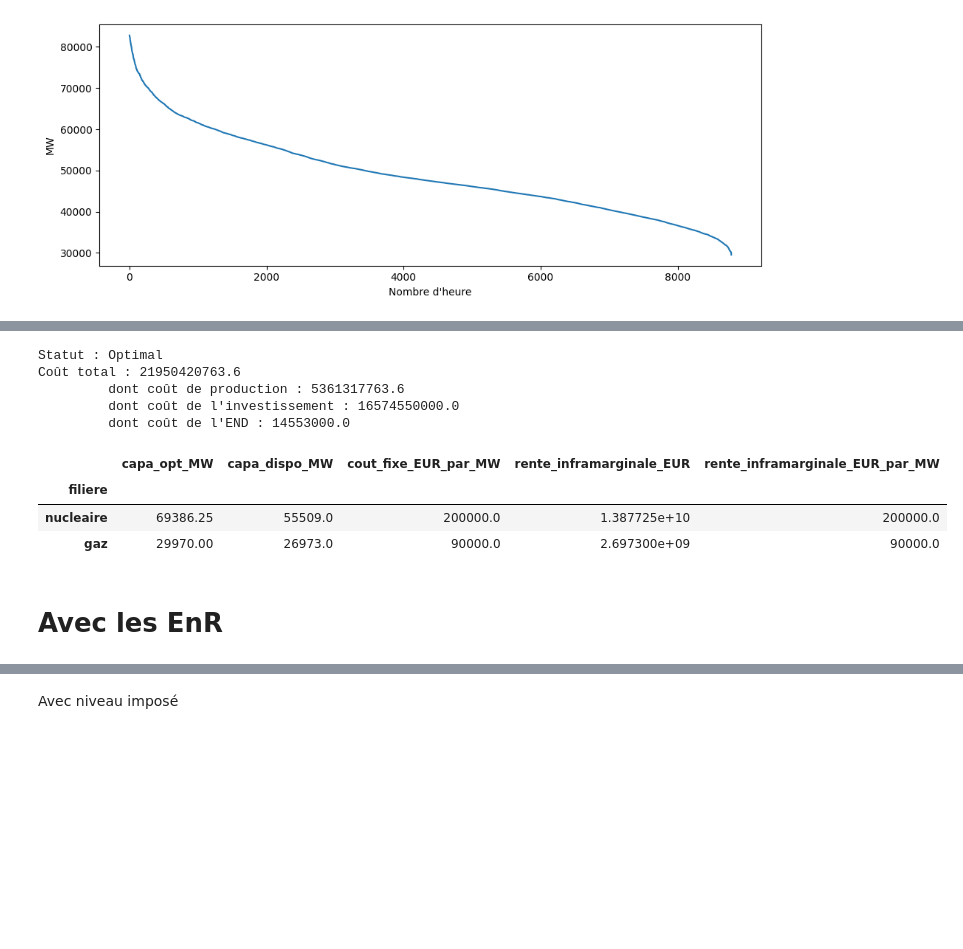
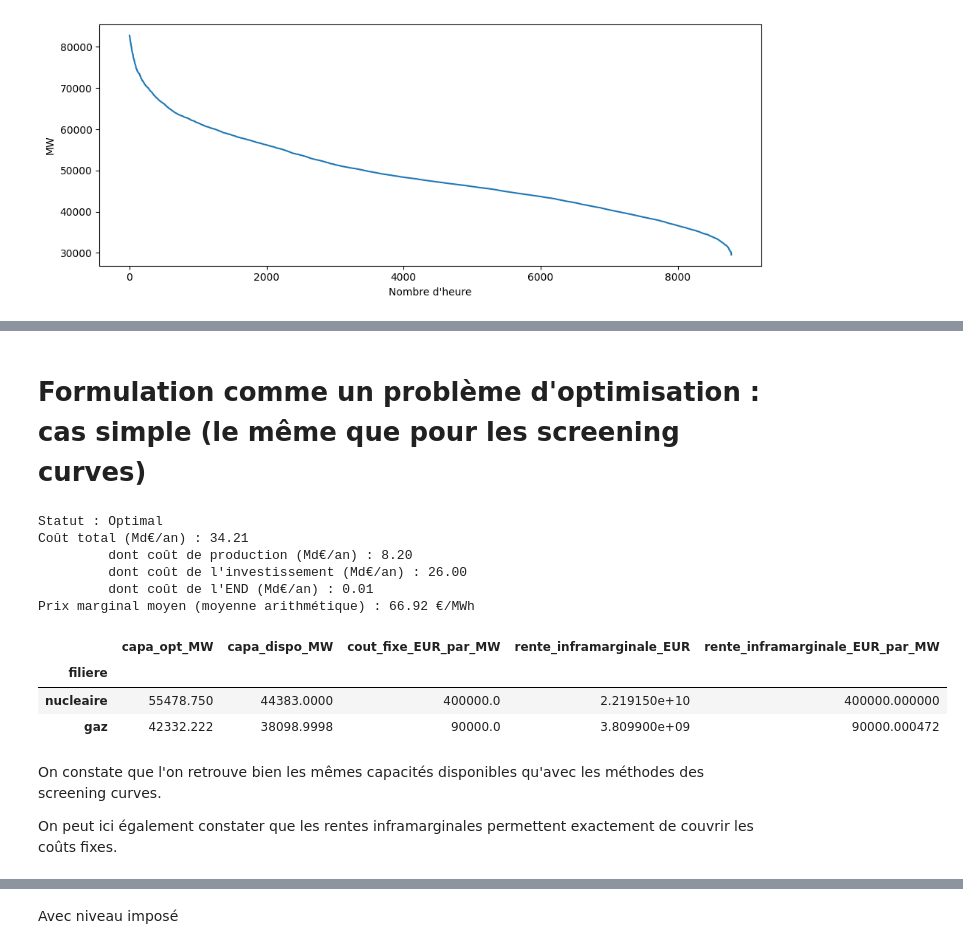
Before and after one commit to Alx-Lebeau/Cours-EcoElec, a Jupyter notebook: notebooks/02_Equilibre_Long_Terme.ipynb, the cells around one changed output, grey strips where cells are left out. Drawn from its saved outputs; the diff is of its cells as text; code cells hidden in the pictures; blank space fills up the shorter version.

```diff
--- a/notebooks/02_Equilibre_Long_Terme.ipynb
+++ b/notebooks/02_Equilibre_Long_Terme.ipynb
@@ -127,12 +136,14 @@ print(capa_nuc, capa_gaz, capa_total)
+# %% [markdown]
+# Formulation comme un problème d'optimisation : cas simple (le même que pour les screening curves)
 # %%
 donnees_filieres = {
     "nucleaire": {"cout_variable": 10.0,
-                  "cout_fixe": 200000.0},
+                  "cout_fixe": 400000.0},
     "gaz": {"cout_variable": 80.0,
             "cout_fixe": 90000}
 }
 # %%
-demande = df["Consommation réalisée (MW)"].values
+demande = df_conso["Consommation réalisée (MW)"].values
 
 VOLL = 33000.0  # €/MWh
 
@@ -200,15 +211,15 @@ for i in filieres:
         )
 
 
-
 # ---- Résolution ----
 modele.solve(pl.PULP_CBC_CMD(msg=False))
 
 print("Statut :", pl.LpStatus[modele.status])
-print("Coût total :", pl.value(modele.objective))
-print("\t dont coût de production :", pl.value(cout_production))
-print("\t dont coût de l'investissement :", pl.value(cout_invest))
-print("\t dont coût de l'END :", pl.value(cout_END))
+print(f"Coût total (Md€/an) : {pl.value(modele.objective)/1e9:.2f}")
+print(f"\t dont coût de production (Md€/an) : {pl.value(cout_production)/1e9:.2f}")
+print(f"\t dont coût de l'investissement (Md€/an) : {pl.value(cout_invest)/1e9:.2f}")
+print(f"\t dont coût de l'END (Md€/an) : {pl.value(cout_END)/1e9:.2f}")
+
 
 
 df_resultats_horaires = pd.DataFrame({
@@ -231,29 +242,36 @@ df_annuel = pd.DataFrame({
     "cout_fixe_EUR_par_MW": [donnees_filieres[i]["cout_fixe"] for i in filieres],
 }).set_index("filiere")
 
+print(f"Prix marginal moyen (moyenne arithmétique) : {df_resultats_horaires['prix_marginal'].mean():.2f} €/MWh")
+
 # calcul des rentes inframarginales :
 
 
 # Rentes inframarginales (EUR) sur l'horizon + par MW installé (EUR/MW)
-df_annuel["rente_inframarginale_EUR"] = pd.DataFrame(
-    {i: df_resultats_horaires["prix_marginal"] - donnees_filieres[i]["cout_variable"] for i in filieres}
-).mul(
-    df_resultats_horaires[[f"prod_{i}" for i in filieres]].set_axis(filieres, axis=1)
-).sum()
+df_annuel["rente_inframarginale_EUR"] = {
+    i: ((df_resultats_horaires["prix_marginal"] - donnees_filieres[i]["cout_variable"])
+        * df_resultats_horaires[f"prod_{i}"]).sum()
+    for i in filieres
+}
 
-df_annuel["rente_inframarginale_EUR_par_MW"] = df_annuel["rente_inframarginale_EUR"] / df_annuel["capa_opt_MW"]
+df_annuel["rente_inframarginale_EUR_par_MW"] = (
+    df_annuel["rente_inframarginale_EUR"] / df_annuel["capa_opt_MW"]
+)
 # %% [output]
 Statut : Optimal
-Coût total : 21950420763.6
-         dont coût de production : 5361317763.6
-         dont coût de l'investissement : 16574550000.0
-         dont coût de l'END : 14553000.0
+Coût total (Md€/an) : 34.21
+         dont coût de production (Md€/an) : 8.20
+         dont coût de l'investissement (Md€/an) : 26.00
+         dont coût de l'END (Md€/an) : 0.01
+Prix marginal moyen (moyenne arithmétique) : 66.92 €/MWh
-# %%
-df_capa
-# %% [output]
-|  | capa_opt_MW | capa_dispo_MW | cout_fixe_EUR_par_MW | rente_inframarginale_EUR | rente_inframarginale_EUR_par_MW |
-| filiere |  |  |  |  |  |
-| nucleaire | 69386.25 | 55509.0 | 200000.0 | 1.387725e+10 | 200000.0 |
-| gaz | 29970.00 | 26973.0 | 90000.0 | 2.697300e+09 | 90000.0 |
-# %% [markdown]
-# Avec les EnR
+# %%
+df_annuel
+# %% [output]
+|  | capa_opt_MW | capa_dispo_MW | cout_fixe_EUR_par_MW | rente_inframarginale_EUR | rente_inframarginale_EUR_par_MW |
+| filiere |  |  |  |  |  |
+| nucleaire | 55478.750 | 44383.0000 | 400000.0 | 2.219150e+10 | 400000.000000 |
+| gaz | 42332.222 | 38098.9998 | 90000.0 | 3.809900e+09 | 90000.000472 |
+# %% [markdown]
+On constate que l'on retrouve bien les mêmes capacités disponibles qu'avec les méthodes des screening curves.
+
+On peut ici également constater que les rentes inframarginales permettent exactement de couvrir les coûts fixes.
```
Also changed, not shown: parts of 30 cells of this notebook.
